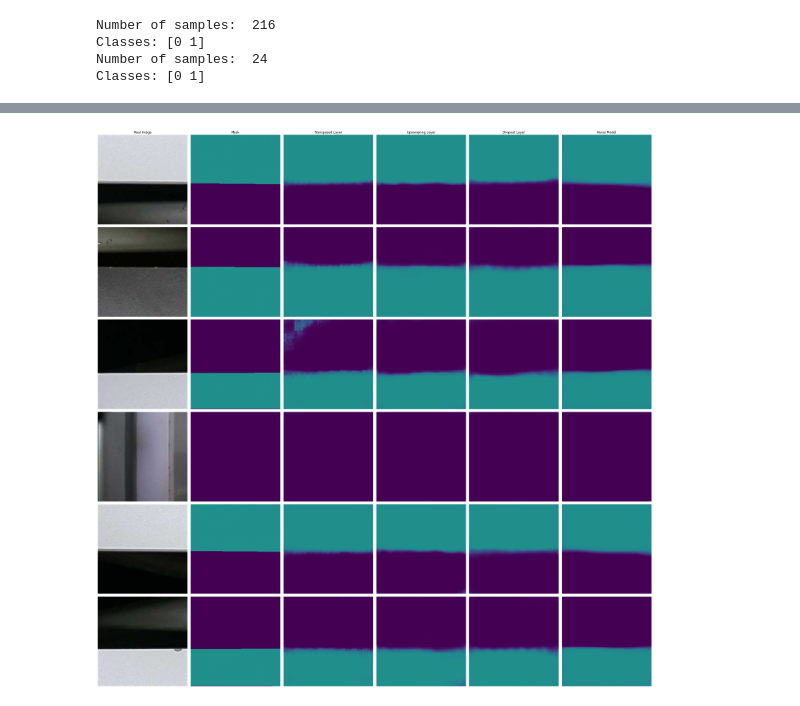
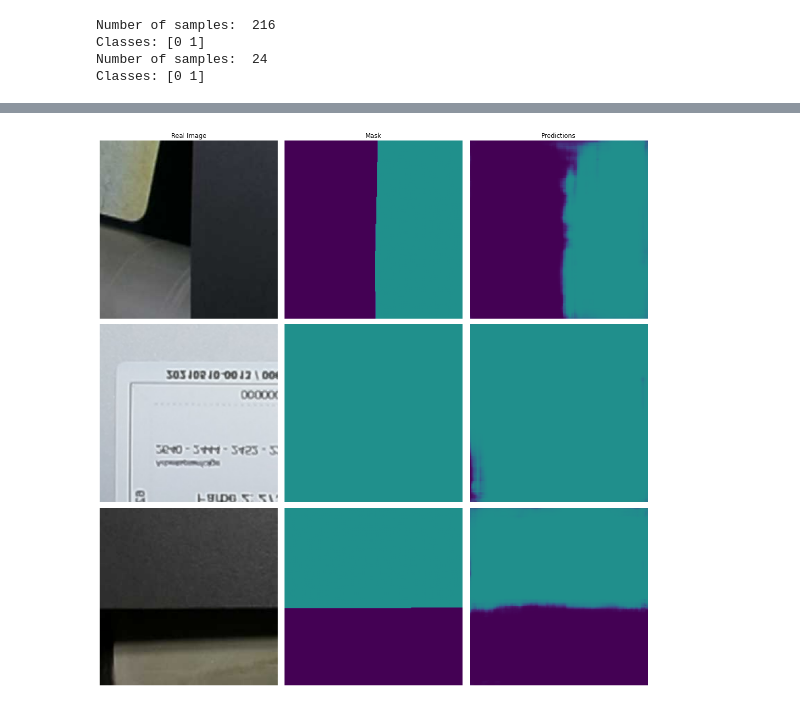
Before and after one commit to jfra1397/mlmech, a Jupyter notebook: predict-comparisonPlot.ipynb, the cells around one changed output, grey strips where cells are left out. Cells and saved outputs as stored; diff of their text form; code cells hidden in the pictures.

Commit message:
Prediction Plots for the ResNet

```diff
--- a/predict-comparisonPlot.ipynb
+++ b/predict-comparisonPlot.ipynb
@@ -1,13 +1,13 @@
 # %%
 import tensorflow as tf
 #model_paths = ['results\samuel\MobileNetV2_MC_AddTranspose\model.tf','results\samuel\MobileNetV2_MC_AddUpsampling\model.tf','results\samuel\MobileNetV2_MC_AddDropout\model.tf','results\samuel\MobileNetV2_MC_KerasModel\model.tf']
-model_paths = ['results\samuel\MobileNetV2_SC_AddTranspose\model.tf','results\samuel\MobileNetV2_SC_AddUpsampling\model.tf','results\samuel\MobileNetV2_SC_AddDropout\model.tf','results\samuel\MobileNetV2_SC_KerasModel\model.tf']
+#model_paths = ['results\samuel\MobileNetV2_SC_AddTranspose\model.tf','results\samuel\MobileNetV2_SC_AddUpsampling\model.tf','results\samuel\MobileNetV2_SC_AddDropout\model.tf','results\samuel\MobileNetV2_SC_KerasModel\model.tf']
 #model_paths = ['results\samuel\ResNet50V2_nS_MC_100epochs\model.tf']
-#model_paths = ['results\samuel\ResNet50V2_nS_SC_100epochs\model.tf']
+model_paths = ['results\samuel\ResNet50V2_nS_SC_100epochs\model.tf']
 #model_paths = ['results\julian\vgg16_6\model.tf']
 #model_paths = ['results\julian\vgg16_7\model.tf']
-#model_paths = ['results\lena\mobilenetV2\oneLabel\withoutShift\noEarlyStopping\standard\model.tf']
-#model_paths = ['results\lena\mobilenetV2\multiLabel\withoutShift\noEarlyStopping_epochs100_validationSplit0-1\model.tf']
+#model_paths = [r'results\lena\mobilenetV2\oneLabel\withoutShift\noEarlyStopping\standard\model.tf']
+#model_paths = [r'results\lena\mobilenetV2\multiLabel\withoutShift\noEarlyStopping_epochs100_validationSplit0-1\model.tf']
 from load_data import CustomDataGenerator
 import time
 from matplotlib.pyplot import savefig
@@ -17,7 +17,7 @@ img_dir = "PredImages/"
 mask_dir = "PredLabels/"
 image_extension = ".png"
 mask_extension = ".png"
-batch_size=6
+batch_size=3
 horizontal_split = 12 #1
 vertical_split = 1
 
@@ -27,14 +27,14 @@ shift = False
 single_img = False
 
 #PREPROCESS FUNCTION OF THE PRETRAINED ENCODER
-from tensorflow.keras.applications.mobilenet_v2 import preprocess_input as preprocess
-#from tensorflow.keras.applications.resnet_v2 import preprocess_input as preprocess
+#from tensorflow.keras.applications.mobilenet_v2 import preprocess_input as preprocess
+from tensorflow.keras.applications.resnet_v2 import preprocess_input as preprocess
 #from tensorflow.keras.applications.vgg16 import preprocess_input as preprocess
 preprocess_fcn = preprocess
 
 train, validation = CustomDataGenerator.generate_data(batch_size, img_dir, mask_dir,horizontal_split, vertical_split, image_extension, mask_extension,
                                                         preprocess_fcn, validation_split=0.1, flip=True, shift = shift, onelabel=onelabel, seed=seed, single_img=False)
-images, masks = train.__getitem__(2)
+images, masks = train.__getitem__(8)
 # %% [output]
 Number of samples:  216
 Classes: [0 1]
@@ -46,10 +46,10 @@ Classes: [0 1]
 #in 3er batches: batch 4,7,8!(MC)
 #train.plot_batch(2)
 # %%
-model_AddTranspose = tf.keras.models.load_model(model_paths[0])
-model_AddUpsampling = tf.keras.models.load_model(model_paths[1])
-model_AddDropout = tf.keras.models.load_model(model_paths[2])
-model_KerasModel = tf.keras.models.load_model(model_paths[3])
+# model_AddTranspose = tf.keras.models.load_model(model_paths[0])
+# model_AddUpsampling = tf.keras.models.load_model(model_paths[1])
+# model_AddDropout = tf.keras.models.load_model(model_paths[2])
+# model_KerasModel = tf.keras.models.load_model(model_paths[3])
 
-# model = tf.keras.models.load_model(model_paths[0])
+model = tf.keras.models.load_model(model_paths[0])
 # %%
@@ -87,12 +78,12 @@ Time for KerasModel: 0.897 sec.
 # %%
 #in 6er batches: batch 2,4,6,7,8
 #in 3er batches: batch 4,7,8!(MC)
-fig = train.plot_several_prediction(2, preds_AddTranspose, preds_AddUpsampling, preds_AddDropout, preds_KerasModel)
-fig.savefig("results\samuel\PredictPlot-AllAddedLayersModels_SC_batch2.png")
-fig.savefig("results\samuel\PredictPlot-AllAddedLayersModels_SC_batch2.pdf")
+# fig = train.plot_several_prediction(2, preds_AddTranspose, preds_AddUpsampling, preds_AddDropout, preds_KerasModel)
+# fig.savefig("results\samuel\PredictPlot-AllAddedLayersModels_SC_batch2.png")
+# fig.savefig("results\samuel\PredictPlot-AllAddedLayersModels_SC_batch2.pdf")
 
-# fig = train.plot_prediction(8, preds)
-# fig.savefig("results\samuel\Prediction_ResNet50V2_nS_MC_100epochs_batch8.png")
-# fig.savefig("results\samuel\Prediction_ResNet50V2_nS_MC_100epochs_batch8.pdf")
+fig = train.plot_prediction(8, preds)
+fig.savefig("results\samuel\Predictions_ResNet50V2_nS_SC_100epochs_batch8.png")
+fig.savefig("results\samuel\Predictions_ResNet50V2_nS_SC_100epochs_batch8.pdf")
 # %% [output]
-[figure, old version]
+[figure, new version]
```
Also changed, not shown: parts of 1 cell of this notebook, 12 other files.
